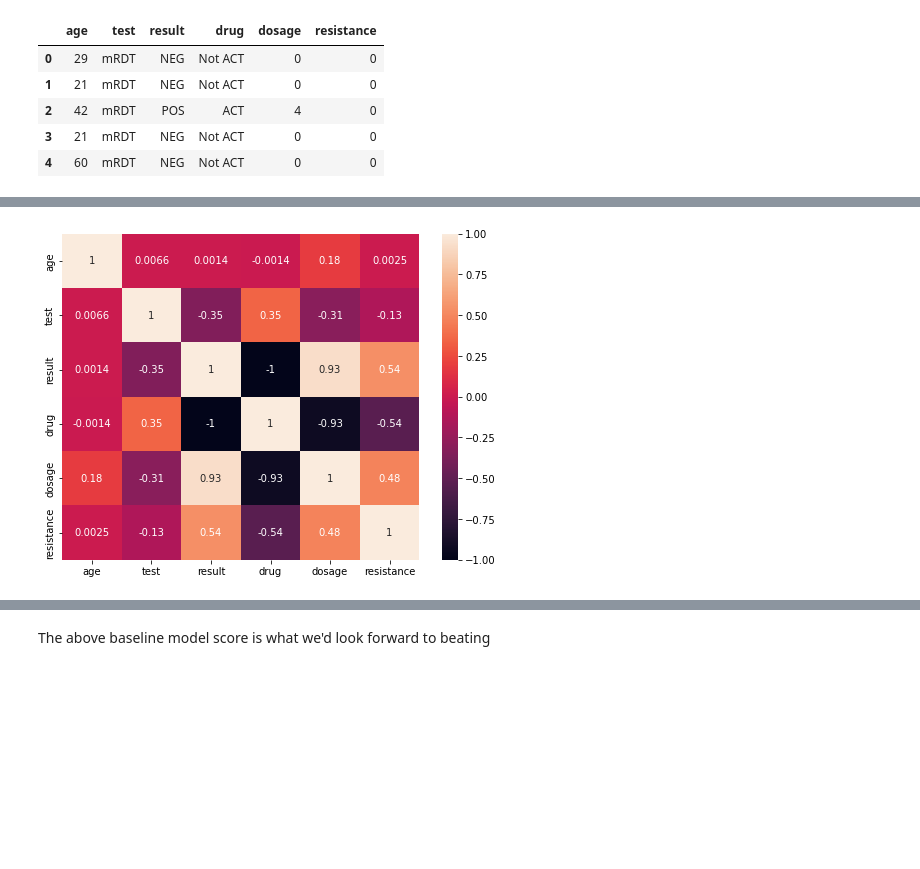
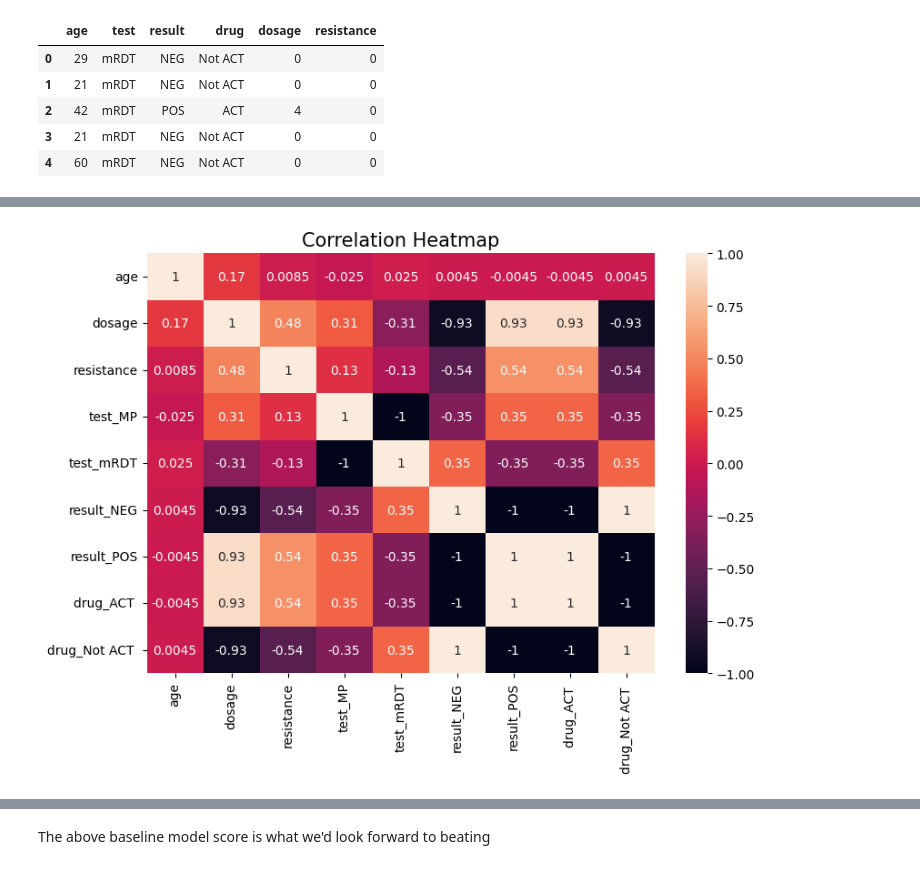
Before and after one commit to Sordhiq/Malaria_Classification, a Jupyter notebook: classification_model.ipynb, the cells around one changed output, grey strips where cells are left out. Saved outputs shown, nothing was run; the diff lists cells and outputs as text; code cells hidden in the pictures; blank space fills up the shorter version.

```diff
--- a/classification_model.ipynb
+++ b/classification_model.ipynb
@@ -82,8 +84,8 @@ plt.title("Age Distribution", fontsize=15);
 # %%
 # Create a filter to trim off the outlier ages, cap max age to 85years and reassign the trimmed data to 'df'
 
-df = (df[df["age"] < 86])
-df.head()
+df1 = (df[df["age"] < 86])
+df1.head()
 # %% [output]
 |  | age | test | result | drug | dosage | resistance |
 | 0 | 29 | mRDT | NEG | Not ACT | 0 | 0 |
@@ -269,0 +272,3 @@ encode(df)
+# %%
+df = pd.get_dummies(df, dtype='int')
+df
@@ -270,6 +291,7 @@ encode(df)
 # %%
 #conducting correlation among all variables
-plt.figure(figsize=(8, 6))
-sns.heatmap(df.corr(), annot=True);
+plt.figure(figsize=(9, 6))
+sns.heatmap(df.corr(), annot=True)
+plt.title("Correlation Heatmap", fontsize=15);
 # %% [output]
-[figure, old version]
+[figure, new version]
```
Also changed, not shown: parts of 67 cells of this notebook.
